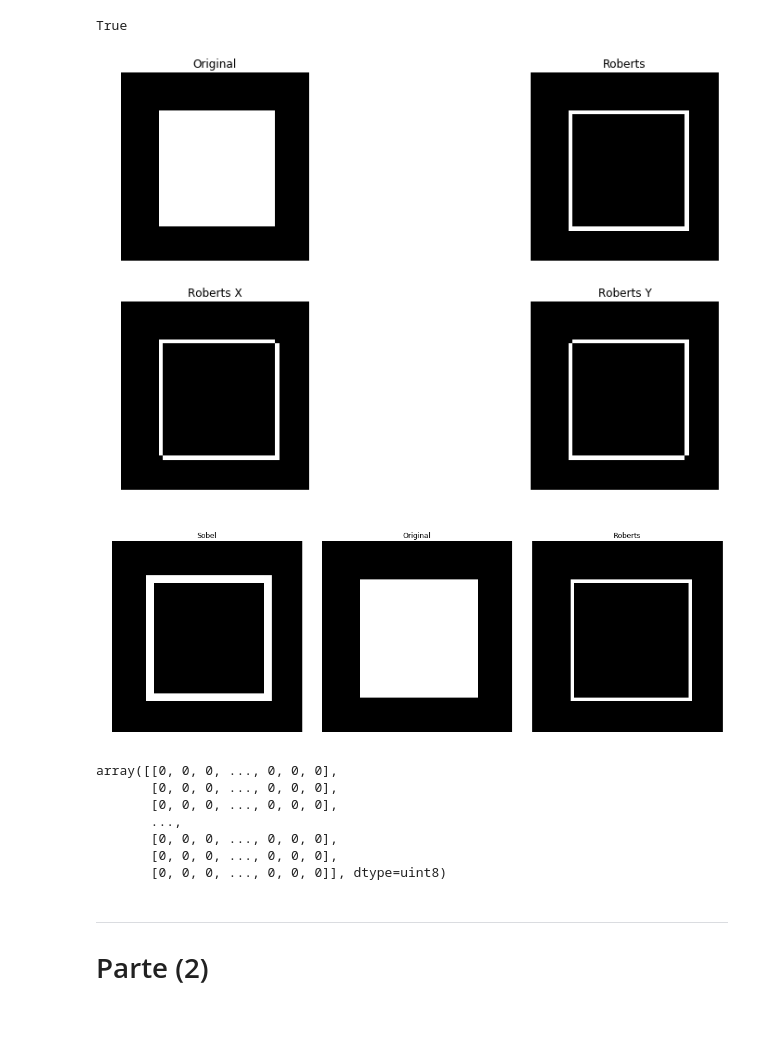
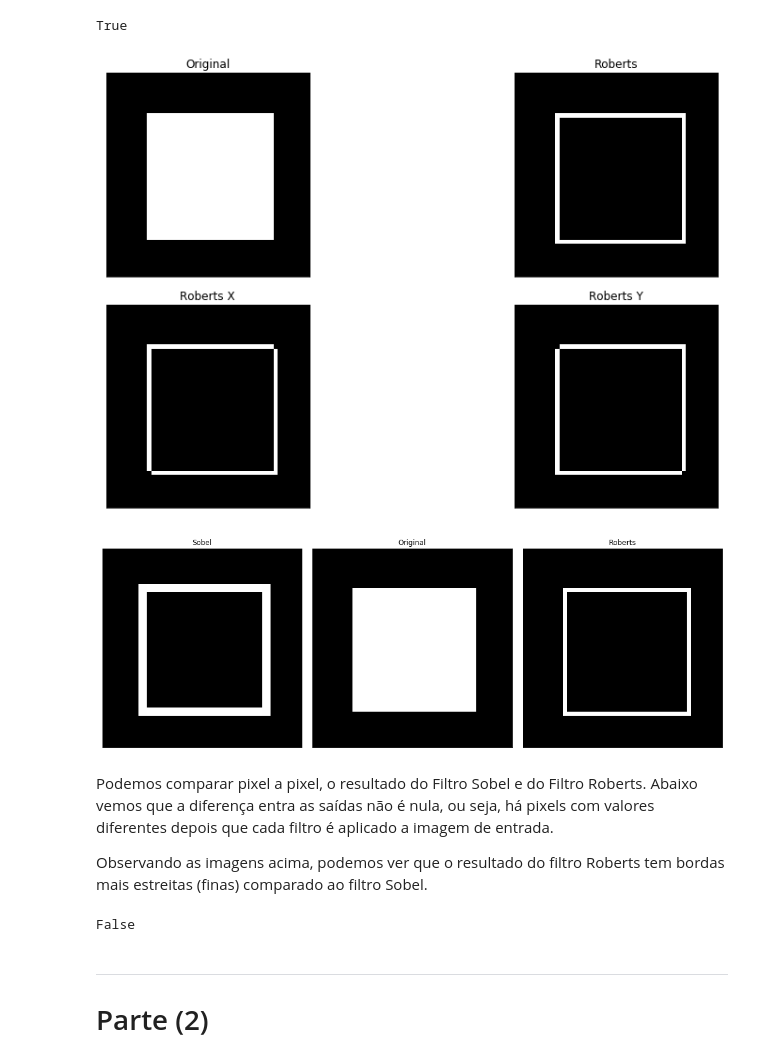
Before and after one commit to achiaver/computer_vision, a Jupyter notebook: trabalho_02/kernels/trabalho_02.ipynb, the cells around one changed output. Drawn from its saved outputs; the diff is of its cells as text; code cells hidden in the pictures; blank space fills up the shorter version.

```diff
--- a/trabalho_02/kernels/trabalho_02.ipynb
+++ b/trabalho_02/kernels/trabalho_02.ipynb
@@ -335,59 +343,64 @@ fig = plt.figure(figsize = (15, 7))
 plt.subplot(2, 2, 1)
 plt.imshow(floor, cmap = 'gray')
 plt.title('Original')
-plt.axis('off')
+plt.xticks([])
+plt.yticks([])
 
 plt.subplot(2, 2, 2)
 plt.imshow(roberts, cmap = 'gray')
 plt.title('Roberts')
-plt.axis('off')
+plt.xticks([])
+plt.yticks([])
 
 plt.subplot(2, 2, 3)
 plt.imshow(cv.convertScaleAbs(robertsx), cmap = 'gray')
 plt.title('Roberts X')
-plt.axis('off')
+plt.xticks([])
+plt.yticks([])
 
 plt.subplot(2, 2, 4)
 plt.imshow(robertsy, cmap = 'gray')
 plt.title('Roberts Y')
-plt.axis('off')
+plt.xticks([])
+plt.yticks([])
 
 plt.tight_layout()
 plt.show()
 # %% [output]
-[figure, old version]
+[figure, new version]
 # %%
 fig = plt.figure(figsize = (15, 7))
 
 plt.subplot(1, 3, 1)
 plt.imshow(sobel, cmap = 'gray')
 plt.title('Sobel')
-plt.axis('off')
+plt.xticks([])
+plt.yticks([])
 
 plt.subplot(1, 3, 2)
 plt.imshow(floor, cmap = 'gray')
 plt.title('Original')
-plt.axis('off')
+plt.xticks([])
+plt.yticks([])
 
 plt.subplot(1, 3, 3)
 plt.imshow(roberts, cmap = 'gray')
 plt.title('Roberts')
-plt.axis('off')
+plt.xticks([])
+plt.yticks([])
 
 plt.tight_layout()
 plt.show()
 # %% [output]
-[figure, old version]
+[figure, new version]
-# %%
-sobel - roberts
-# %% [output]
-array([[0, 0, 0, ..., 0, 0, 0],
-       [0, 0, 0, ..., 0, 0, 0],
-       [0, 0, 0, ..., 0, 0, 0],
-       ...,
-       [0, 0, 0, ..., 0, 0, 0],
-       [0, 0, 0, ..., 0, 0, 0],
-       [0, 0, 0, ..., 0, 0, 0]], dtype=uint8)
+# %% [markdown]
+Podemos comparar pixel a pixel, o resultado do Filtro Sobel e do Filtro Roberts. Abaixo vemos que a diferença entra as saídas não é nula, ou seja, há pixels com valores diferentes depois que cada filtro é aplicado a imagem de entrada.
+
+Observando as imagens acima, podemos ver que o resultado do filtro Roberts tem bordas mais estreitas (finas) comparado ao filtro Sobel.
+# %%
+np.all((sobel - roberts) == 0)
+# %% [output]
+False
 # %% [markdown]
 -------
 
```
Also changed, not shown: parts of 2 cells of this notebook, 2 other files.
